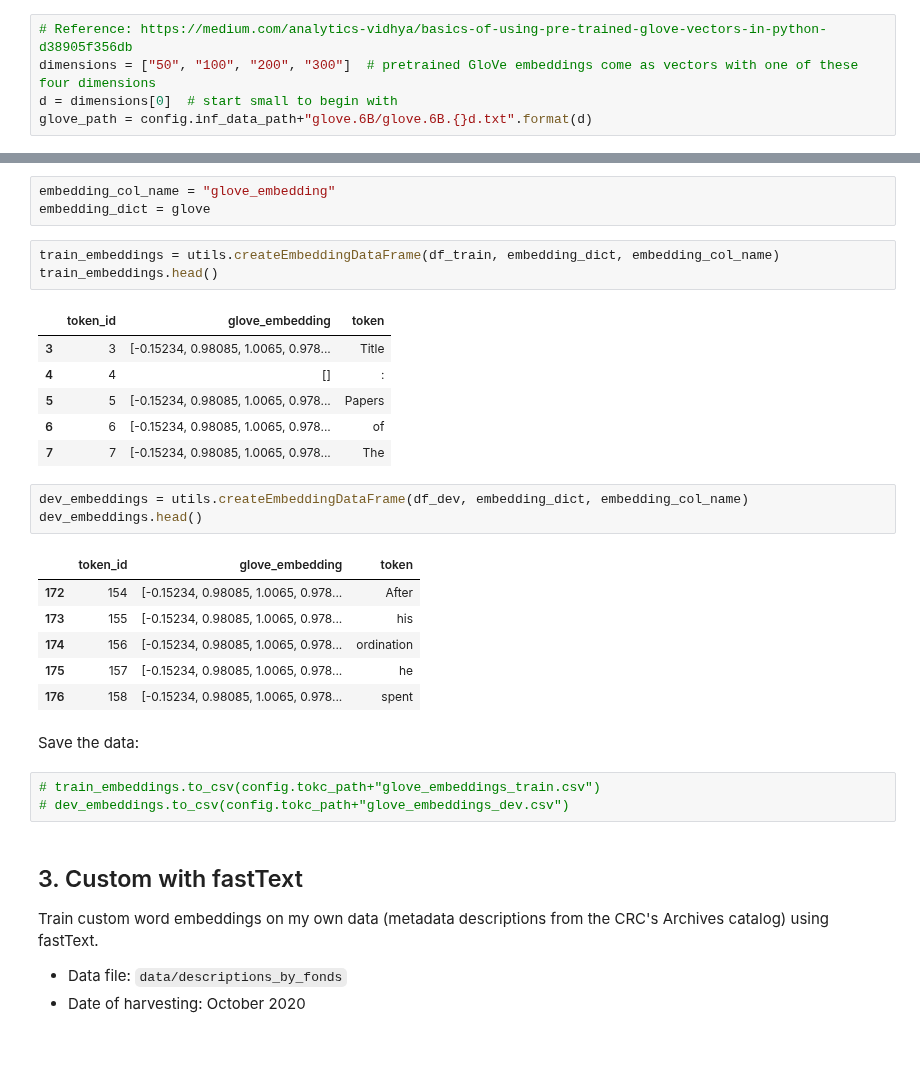
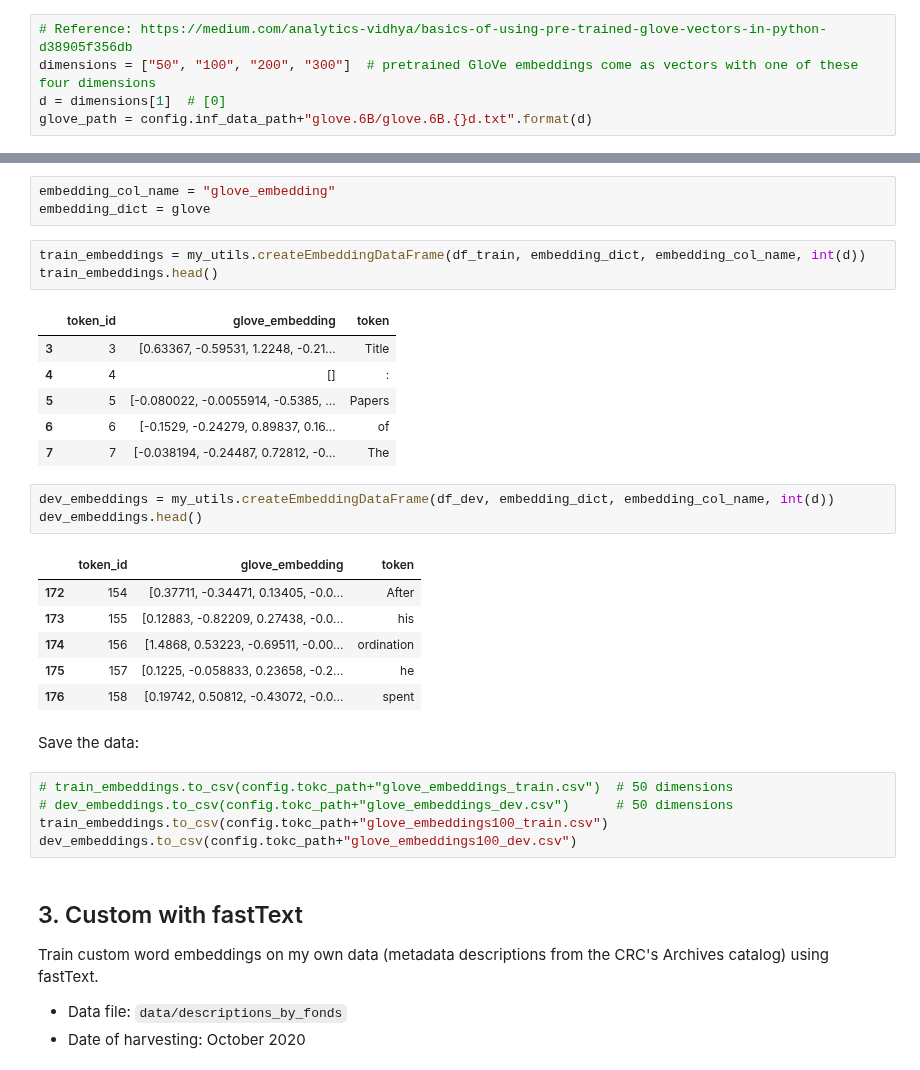
Before and after one commit to thegoose20/gender-bias, a Jupyter notebook: token_classification/WordEmbeddings.ipynb, the cells around one changed output, grey strips where cells are left out. Saved outputs shown, nothing was run; the diff lists cells and outputs as text.

```diff
--- a/token_classification/WordEmbeddings.ipynb
+++ b/token_classification/WordEmbeddings.ipynb
@@ -154,7 +148,7 @@ Load the [GloVe word embeddings](https://github.com/stanfordnlp/GloVe), which we
 # %%
 # Reference: https://medium.com/analytics-vidhya/basics-of-using-pre-trained-glove-vectors-in-python-d38905f356db
 dimensions = ["50", "100", "200", "300"]  # pretrained GloVe embeddings come as vectors with one of these four dimensions
-d = dimensions[0]  # start small to begin with
+d = dimensions[1]  # [0]
 glove_path = config.inf_data_path+"glove.6B/glove.6B.{}d.txt".format(d)
 # %%
 glove = dict()
@@ -234,30 +236,32 @@ Create a dataset associating each token to a GloVe word embedding:
 embedding_col_name = "glove_embedding"
 embedding_dict = glove
 # %%
-train_embeddings = utils.createEmbeddingDataFrame(df_train, embedding_dict, embedding_col_name)
+train_embeddings = my_utils.createEmbeddingDataFrame(df_train, embedding_dict, embedding_col_name, int(d))
 train_embeddings.head()
 # %% [output]
 |  | token_id | glove_embedding | token |
-| 3 | 3 | [-0.15234, 0.98085, 1.0065, 0.978... | Title |
+| 3 | 3 | [0.63367, -0.59531, 1.2248, -0.21... | Title |
 | 4 | 4 | [] | : |
-| 5 | 5 | [-0.15234, 0.98085, 1.0065, 0.978... | Papers |
-| 6 | 6 | [-0.15234, 0.98085, 1.0065, 0.978... | of |
-| 7 | 7 | [-0.15234, 0.98085, 1.0065, 0.978... | The |
+| 5 | 5 | [-0.080022, -0.0055914, -0.5385, ... | Papers |
+| 6 | 6 | [-0.1529, -0.24279, 0.89837, 0.16... | of |
+| 7 | 7 | [-0.038194, -0.24487, 0.72812, -0... | The |
 # %%
-dev_embeddings = utils.createEmbeddingDataFrame(df_dev, embedding_dict, embedding_col_name)
+dev_embeddings = my_utils.createEmbeddingDataFrame(df_dev, embedding_dict, embedding_col_name, int(d))
 dev_embeddings.head()
 # %% [output]
 |  | token_id | glove_embedding | token |
-| 172 | 154 | [-0.15234, 0.98085, 1.0065, 0.978... | After |
-| 173 | 155 | [-0.15234, 0.98085, 1.0065, 0.978... | his |
-| 174 | 156 | [-0.15234, 0.98085, 1.0065, 0.978... | ordination |
-| 175 | 157 | [-0.15234, 0.98085, 1.0065, 0.978... | he |
-| 176 | 158 | [-0.15234, 0.98085, 1.0065, 0.978... | spent |
+| 172 | 154 | [0.37711, -0.34471, 0.13405, -0.0... | After |
+| 173 | 155 | [0.12883, -0.82209, 0.27438, -0.0... | his |
+| 174 | 156 | [1.4868, 0.53223, -0.69511, -0.00... | ordination |
+| 175 | 157 | [0.1225, -0.058833, 0.23658, -0.2... | he |
+| 176 | 158 | [0.19742, 0.50812, -0.43072, -0.0... | spent |
 # %% [markdown]
 Save the data:
 # %%
-# train_embeddings.to_csv(config.tokc_path+"glove_embeddings_train.csv")
-# dev_embeddings.to_csv(config.tokc_path+"glove_embeddings_dev.csv")
+# train_embeddings.to_csv(config.tokc_path+"glove_embeddings_train.csv")  # 50 dimensions
+# dev_embeddings.to_csv(config.tokc_path+"glove_embeddings_dev.csv")      # 50 dimensions
+train_embeddings.to_csv(config.tokc_path+"glove_embeddings100_train.csv")
+dev_embeddings.to_csv(config.tokc_path+"glove_embeddings100_dev.csv")
 # %% [markdown]
 <a id="3"></a>
 ## 3. Custom with fastText
```
Also changed, not shown: parts of 14 cells of this notebook, 5 other files.
